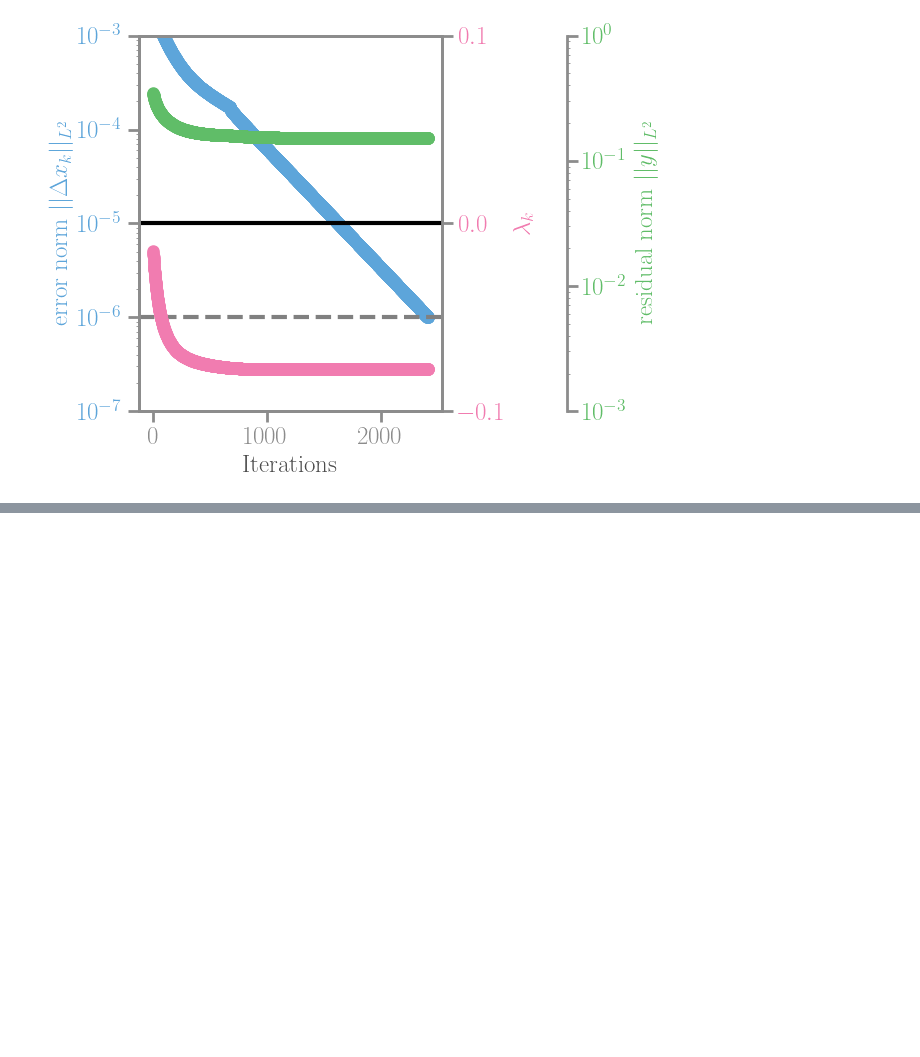
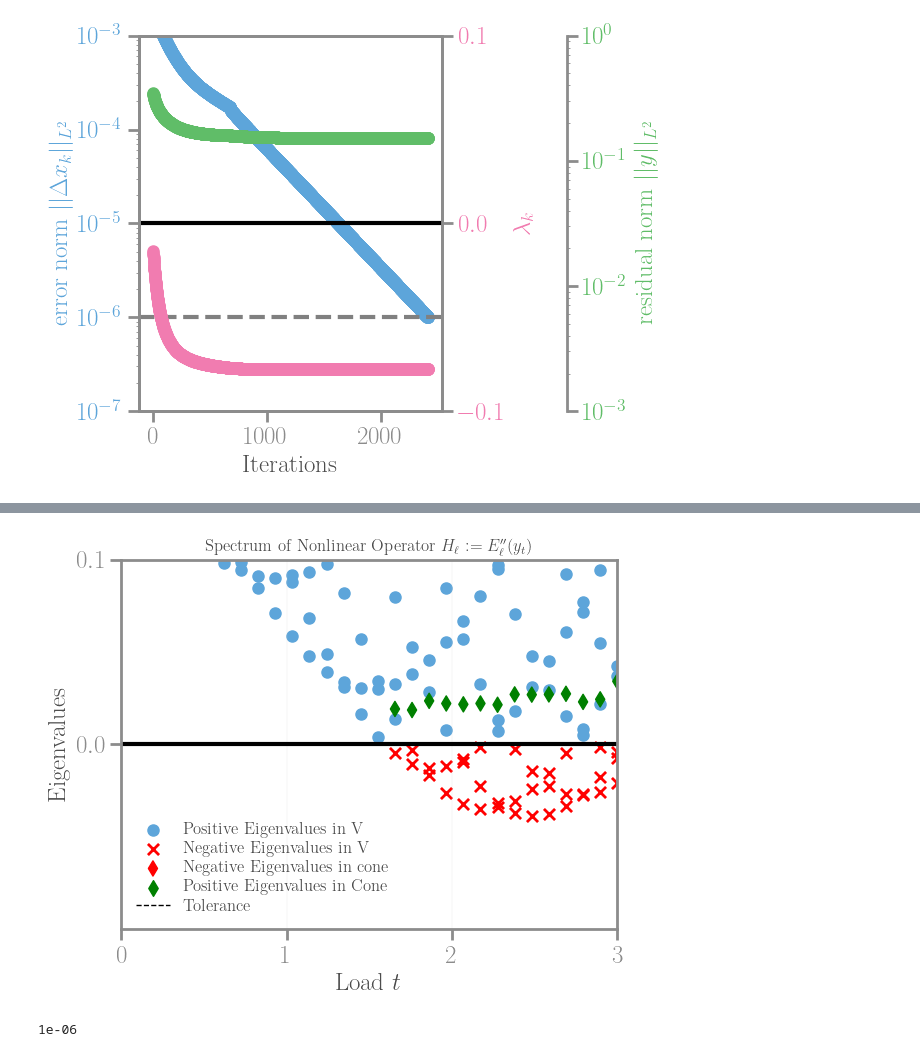
Before and after one commit to kumiori/irrevolutions, a Jupyter notebook: playground/nb/1d-fundamental-bar.ipynb, the cells around one changed output, grey strips where cells are left out. Cells and saved outputs as stored; diff of their text form; code cells hidden in the pictures; blank space fills up the shorter version.

```diff
--- a/playground/nb/1d-fundamental-bar.ipynb
+++ b/playground/nb/1d-fundamental-bar.ipynb
@@ -1055,0 +1086,22 @@ fig.savefig('test_1d_stability-spa.png')
+# %%
+ax_zoom = pp.plot_operator_spectrum(data, params)
+ax_zoom.set_xlim(0, 3)
+ax_zoom.set_ylim(-.1, .1)
+ax_zoom.set_yticks([0, .1])
+ax_zoom.set_xticks(range(4))
+
+# ax_zoom.text(1.05, 0.5, signature, rotation=90, verticalalignment='center',
+#              transform=ax.transAxes, fontdict={'family': 'monospace'}, fontname='monospace')
+
+# ax_zoom.legend()
+
+# ax_zoom.get_figure().tight_layout()
+
+plt.savefig(f"../../playground/benchmark-umut-at2/output/thinfilm-1d/spectra-zoom-{signature}.pdf",
+            bbox_inches='tight')
+# %% [output]
+[figure, added]
+# %%
+params["stability"]["cone"]["cone_rtol"]
+# %% [output]
+1e-06
```
Also changed, not shown: parts of 4 cells of this notebook, 2 other files.
